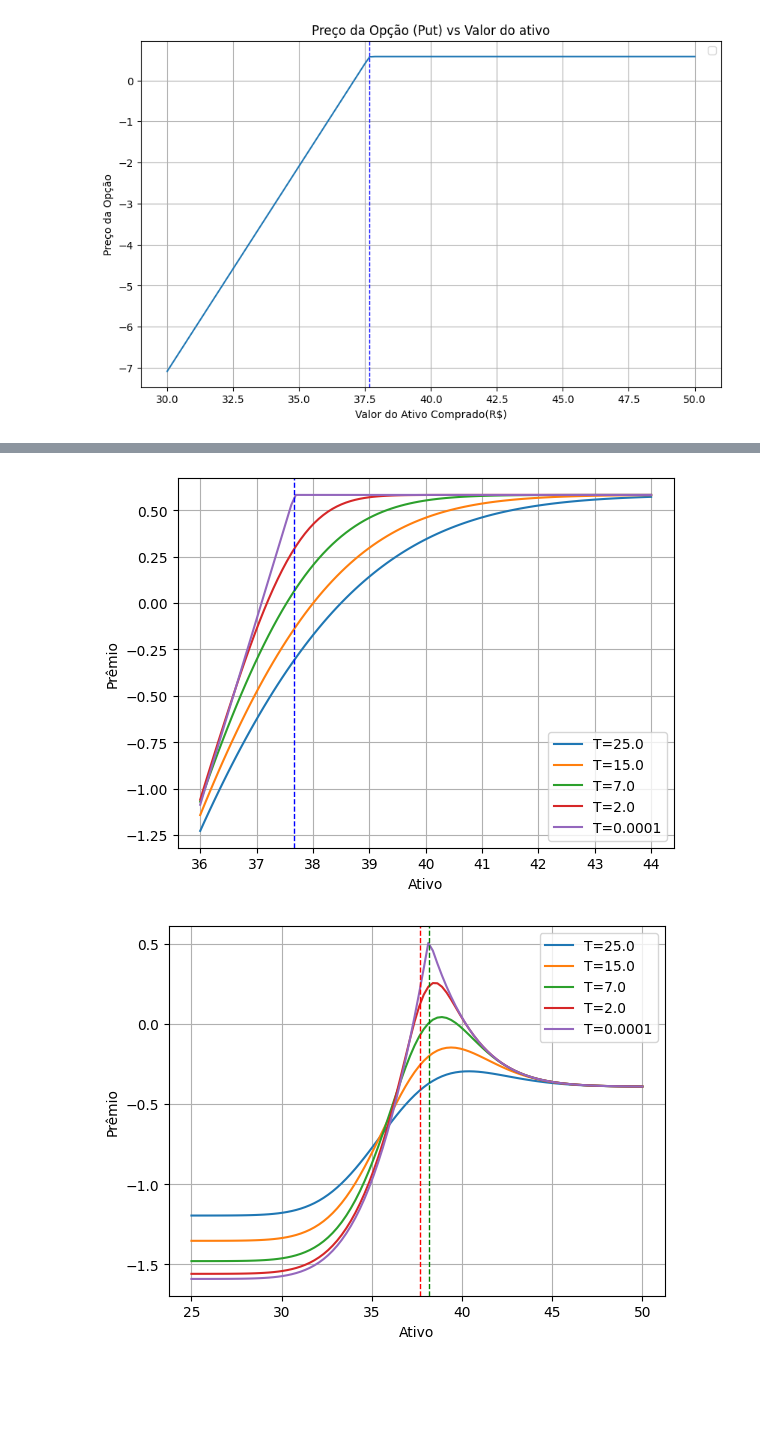
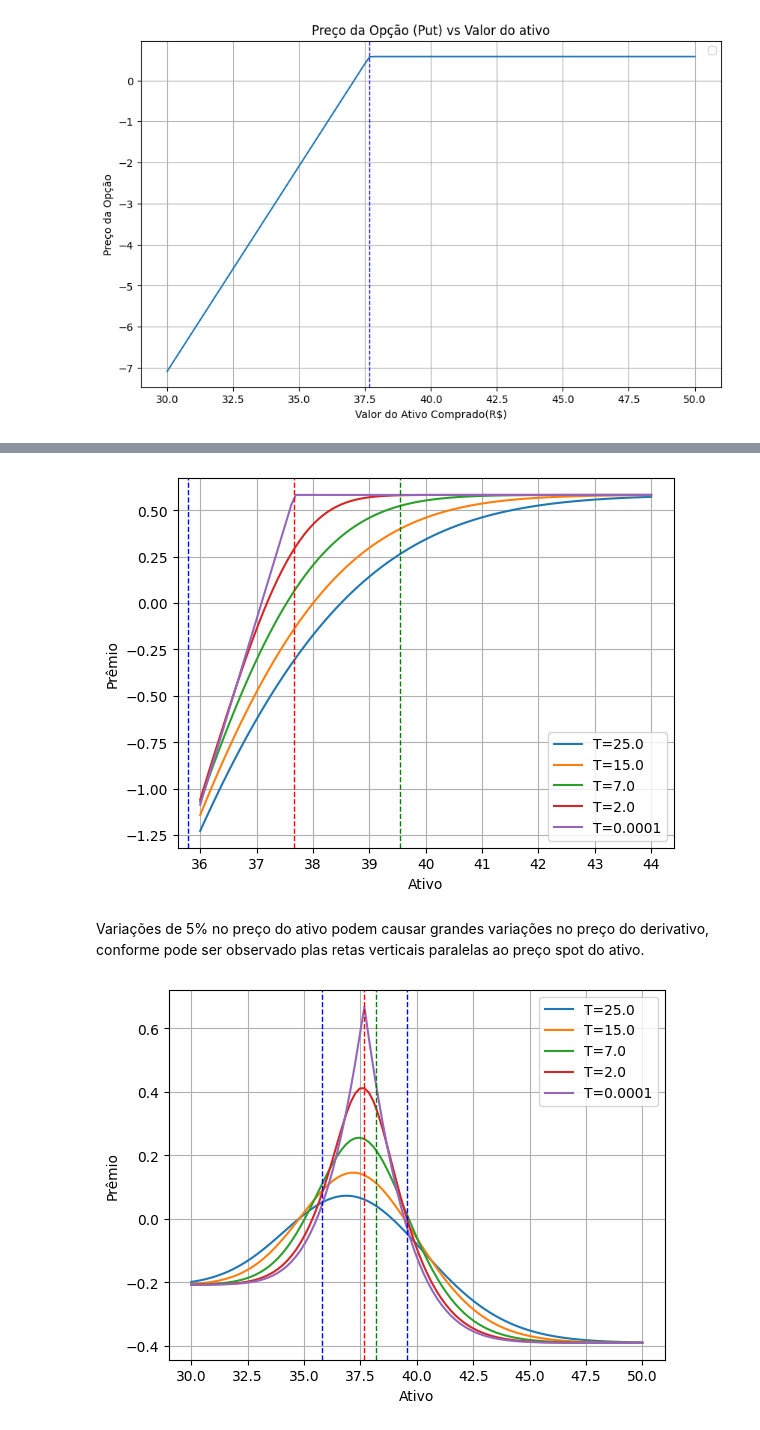
Before and after one commit to Felipe-Pinto/python_para_investimentos, a Jupyter notebook: Estratégias Ago_24.ipynb, the cells around one changed output, grey strips where cells are left out. Cells and saved outputs as stored; diff of their text form; code cells hidden in the pictures; blank space fills up the shorter version.

```diff
--- a/Estratégias Ago_24.ipynb
+++ b/Estratégias Ago_24.ipynb
@@ -187,28 +191,39 @@ for Ti in [25/252,15/252,7/252,2/252,0.0001/252]:
   PUT_vendida1 = Ppv - black_scholes_option(S, Kpv, Ti, r, sigma, option_type)
   plt.plot(S,PUT_vendida1,label=r'T='+str(Ti*252))
 
-plt.axvline(x=Kpv,ymin=0,ymax=10.0, color='b', linestyle='dashed',linewidth=1)
+plt.axvline(x=Kpv,ymin=0,ymax=10.0, color='r', linestyle='dashed',linewidth=1)
+plt.axvline(x=Kpv*(1+0.05),ymin=0,ymax=10.0, color='g', linestyle='dashed',linewidth=1)
+plt.axvline(x=Kpv*(1-0.05),ymin=0,ymax=10.0, color='b', linestyle='dashed',linewidth=1)
 plt.grid()
 plt.legend()
 plt.xlabel('Ativo')
 plt.ylabel('Prêmio')
 plt.show()
 # %% [output]
-[figure, old version]
+[figure, new version]
+# %% [markdown]
+Variações de 5% no preço do ativo podem causar grandes variações no preço do derivativo, conforme pode ser observado plas retas verticais paralelas ao preço spot do ativo.
 # %%
-S = np.linspace(25, 50, 100)  # Variação do preço do ativo
+S = np.linspace(30, 50, 100)  # Variação do preço do ativo
 
 # Solução de BS para diferentes prazos
 for Ti in [25/252,15/252,7/252,2/252,0.0001/252]:
-  PUT_vendida1 = Ppv - black_scholes_option(S, Kpc, Ti, r, sigma, option_type)- Ppc + black_scholes_option(S, Kpv, Tc, r, sigma, option_type)
-  plt.plot(S,PUT_vendida1,label=r'T='+str(Ti*252))
+  PUT_vendida = Ppv - black_scholes_option(S, Kpv, Ti, r, sigma, option_type)
+  PUT_comprada = black_scholes_option(S, Kpc, Ti+(20/252), r, sigma, option_type)-Ppc
+  Estrategia1 =  PUT_comprada + PUT_vendida
+  #plt.plot(S,PUT_vendida,label=r'T='+str(Ti*252))
+  #plt.plot(S,PUT_comprada,label=r'T='+str(Ti*252))
+  plt.plot(S,Estrategia1,label=r'T='+str(Ti*252))
+
 
 plt.axvline(x=Kpc,ymin=0,ymax=10.0, color='g', linestyle='dashed',linewidth=1)
 plt.axvline(x=Kpv,ymin=0,ymax=10.0, color='r', linestyle='dashed',linewidth=1)
+plt.axvline(x=Kpv*(1+0.05),ymin=0,ymax=10.0, color='b', linestyle='dashed',linewidth=1)
+plt.axvline(x=Kpv*(1-0.05),ymin=0,ymax=10.0, color='b', linestyle='dashed',linewidth=1)
 plt.grid()
 plt.legend()
 plt.xlabel('Ativo')
 plt.ylabel('Prêmio')
 plt.show()
 # %% [output]
-[figure, old version]
+[figure, new version]
```
Also changed, not shown: parts of 3 cells of this notebook.
